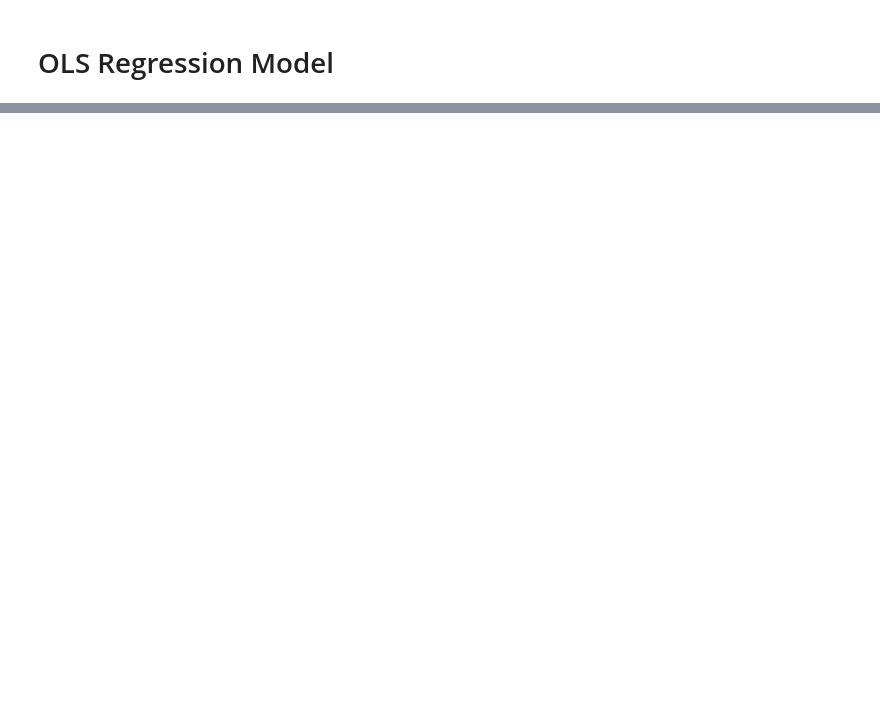
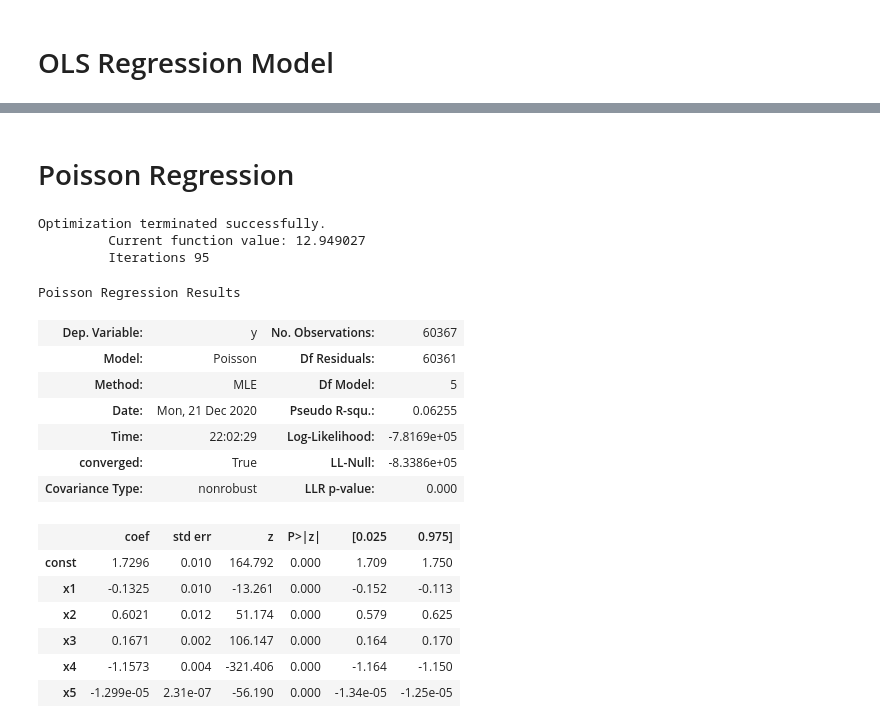
Before and after one commit to mohsenualam/Amazon-Dataset-LDA, a Jupyter notebook: 2c_Laptop-Prediction.ipynb, the cells around one changed output, grey strips where cells are left out. Drawn from its saved outputs; the diff is of its cells as text; code cells hidden in the pictures; blank space fills up the shorter version.

```diff
--- a/2c_Laptop-Prediction.ipynb
+++ b/2c_Laptop-Prediction.ipynb
@@ -249 +260,3 @@ Warnings:
 strong multicollinearity or other numerical problems.
+# %% [markdown]
+# Poisson Regression
@@ -249,0 +267,36 @@ strong multicollinearity or other numerical problems.
+# %%
+x1 = np.array(regression_df[['hedo']])
+x2 = np.array(regression_df[['util']])
+x3= np.array(regression_df[['overall']])
+x4= np.array(regression_df[['verified']])
+x5= np.array(regression_df[['rank_2']])
+x6= np.array(regression_df[['review_length']])
+#x6 = hedo_rev*df_laptops['review_length']
+#x7 = util_rev*df_laptops['review_length']
+
+
+X = np.column_stack((x1, x2, x3, x4, x5))
+X = sm.add_constant(X)
+y = np.array((regression_df.vote.astype(int)))
+
+poisson_model = sm.Poisson(y, X).fit(maxiter=500)
+poisson_model.summary()
+# %% [output]
+Optimization terminated successfully.
+         Current function value: 12.949027
+         Iterations 95
+Poisson Regression Results
+| Dep. Variable: | y | No. Observations: | 60367 |
+| Model: | Poisson | Df Residuals: | 60361 |
+| Method: | MLE | Df Model: | 5 |
+| Date: | Mon, 21 Dec 2020 | Pseudo R-squ.: | 0.06255 |
+| Time: | 22:02:29 | Log-Likelihood: | -7.8169e+05 |
+| converged: | True | LL-Null: | -8.3386e+05 |
+| Covariance Type: | nonrobust | LLR p-value: | 0.000 |
+|  | coef | std err | z | P>|z| | [0.025 | 0.975] |
+| const | 1.7296 | 0.010 | 164.792 | 0.000 | 1.709 | 1.750 |
+| x1 | -0.1325 | 0.010 | -13.261 | 0.000 | -0.152 | -0.113 |
+| x2 | 0.6021 | 0.012 | 51.174 | 0.000 | 0.579 | 0.625 |
+| x3 | 0.1671 | 0.002 | 106.147 | 0.000 | 0.164 | 0.170 |
+| x4 | -1.1573 | 0.004 | -321.406 | 0.000 | -1.164 | -1.150 |
+| x5 | -1.299e-05 | 2.31e-07 | -56.190 | 0.000 | -1.34e-05 | -1.25e-05 |
```
Also changed, not shown: parts of 20 cells of this notebook.
